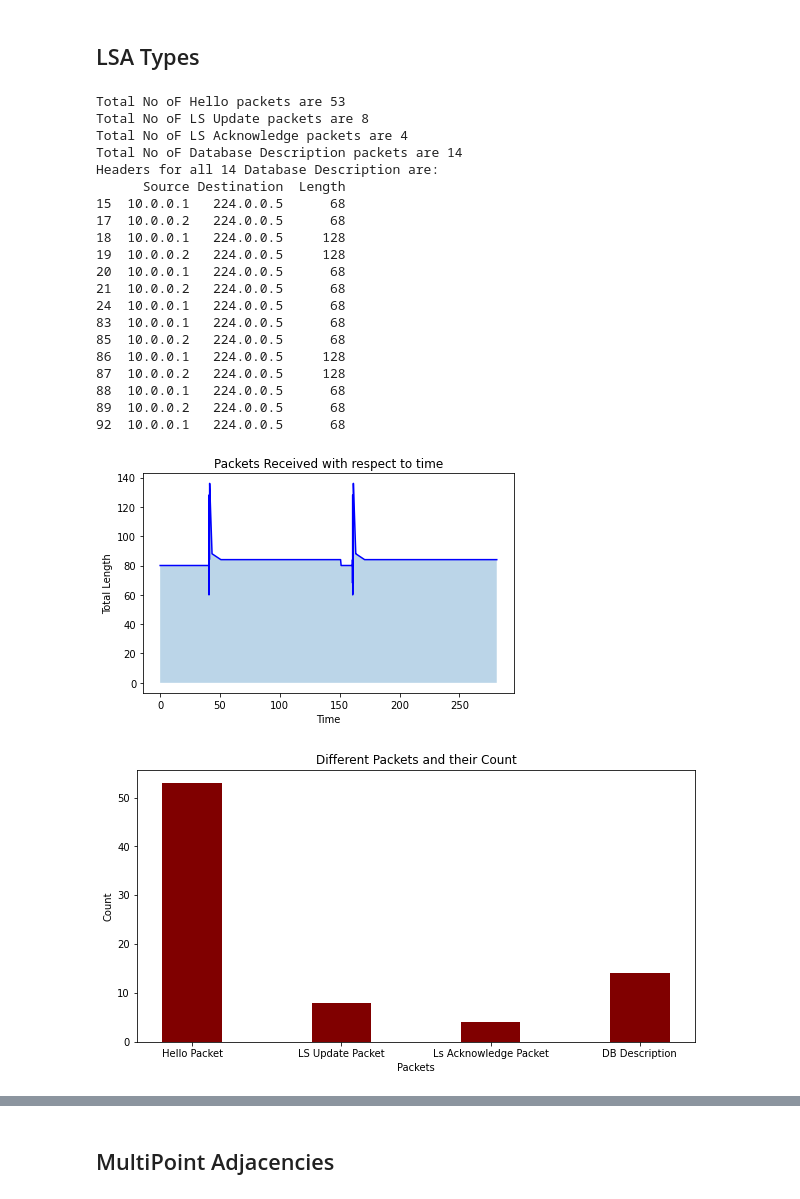
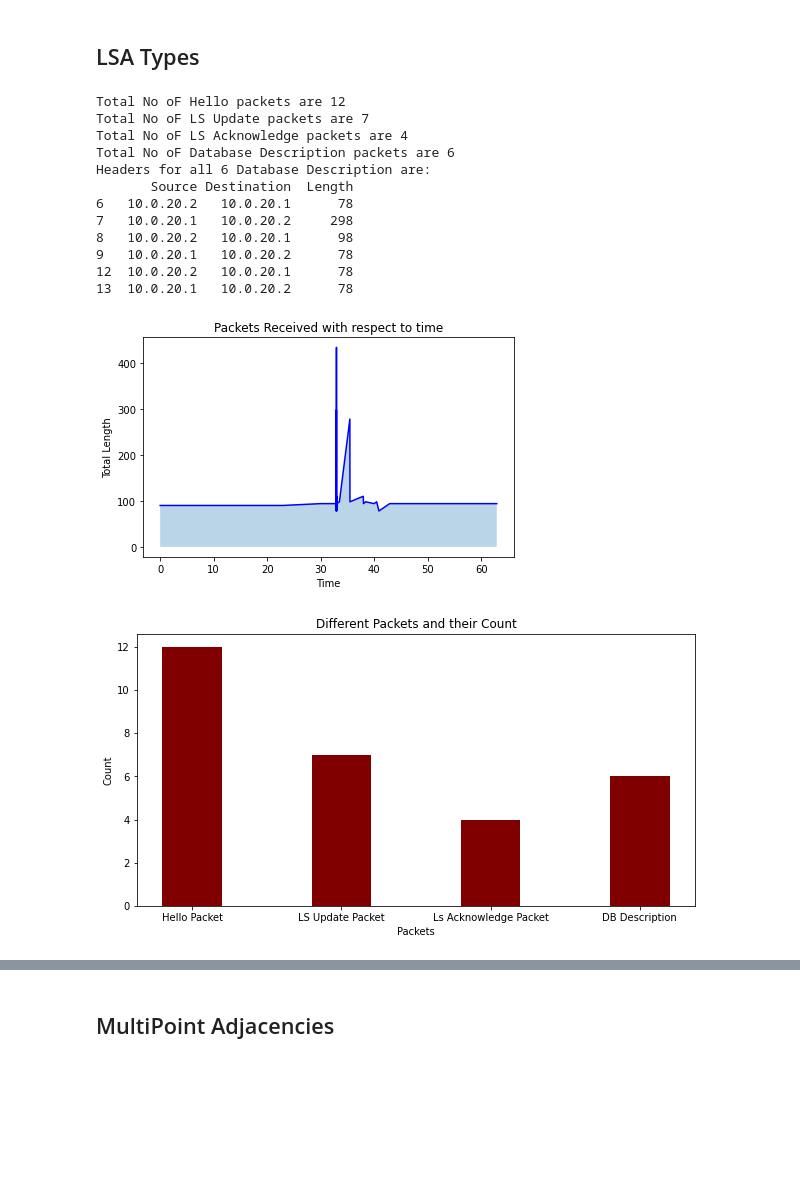
Before and after one commit to Blaezy/OSPF, a Jupyter notebook: cisco/OSPF.ipynb, the cells around one changed output, grey strips where cells are left out. Saved outputs shown, nothing was run; the diff lists cells and outputs as text; code cells hidden in the pictures; blank space fills up the shorter version.

```diff
--- a/cisco/OSPF.ipynb
+++ b/cisco/OSPF.ipynb
@@ -89,34 +89,26 @@ Headers for all 14 Database Description are:
 <h2>LSA Types</h2>
 # %%
 pkt=pd.read_csv('./OSPF_LSA.csv')
-ospf1=pkt[pkt['Protocol']=='OSPF']
+ospf=pkt[pkt['Protocol']=='OSPF']
 packetAnalysis=getPacketCountInfo(ospf)
 getDbDescription(ospf)
 plotPacketLengthTiming(ospf)
 plotbargraph(packetAnalysis)
 # %% [output]
-Total No oF Hello packets are 53
-Total No oF LS Update packets are 8
+Total No oF Hello packets are 12
+Total No oF LS Update packets are 7
 Total No oF LS Acknowledge packets are 4
-Total No oF Database Description packets are 14
-Headers for all 14 Database Description are:
-      Source Destination  Length
-15  10.0.0.1   224.0.0.5      68
-17  10.0.0.2   224.0.0.5      68
-18  10.0.0.1   224.0.0.5     128
-19  10.0.0.2   224.0.0.5     128
-20  10.0.0.1   224.0.0.5      68
-21  10.0.0.2   224.0.0.5      68
-24  10.0.0.1   224.0.0.5      68
-83  10.0.0.1   224.0.0.5      68
-85  10.0.0.2   224.0.0.5      68
-86  10.0.0.1   224.0.0.5     128
-87  10.0.0.2   224.0.0.5     128
-88  10.0.0.1   224.0.0.5      68
-89  10.0.0.2   224.0.0.5      68
-92  10.0.0.1   224.0.0.5      68
+Total No oF Database Description packets are 6
+Headers for all 6 Database Description are:
+       Source Destination  Length
+6   10.0.20.2   10.0.20.1      78
+7   10.0.20.1   10.0.20.2     298
+8   10.0.20.2   10.0.20.1      98
+9   10.0.20.1   10.0.20.2      78
+12  10.0.20.2   10.0.20.1      78
+13  10.0.20.1   10.0.20.2      78
-[figure, old version]
+[figure, new version]
-[figure, old version]
+[figure, new version]
 # %% [markdown]
 <h2>Ladder Diagram </h2>
 <img src = "./OSPF_LSA.png" alt="My Happy SVG"/>
```
